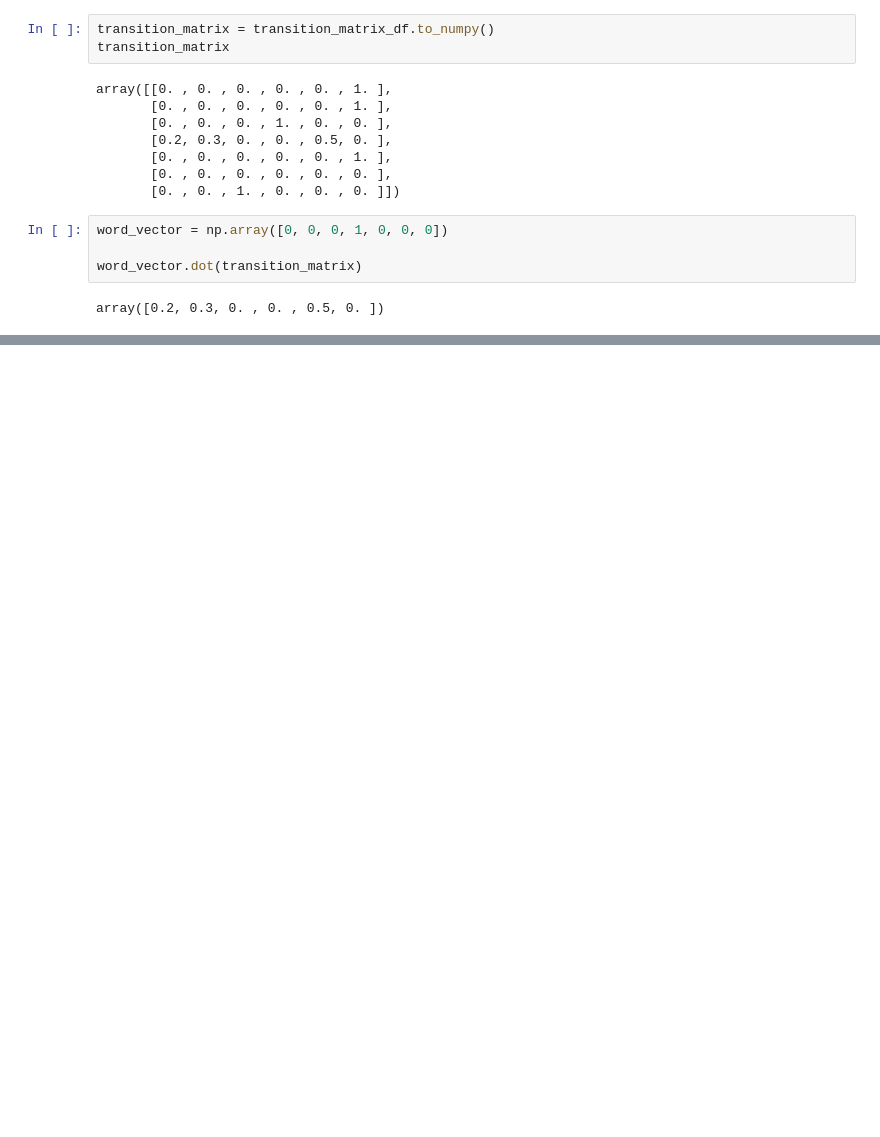
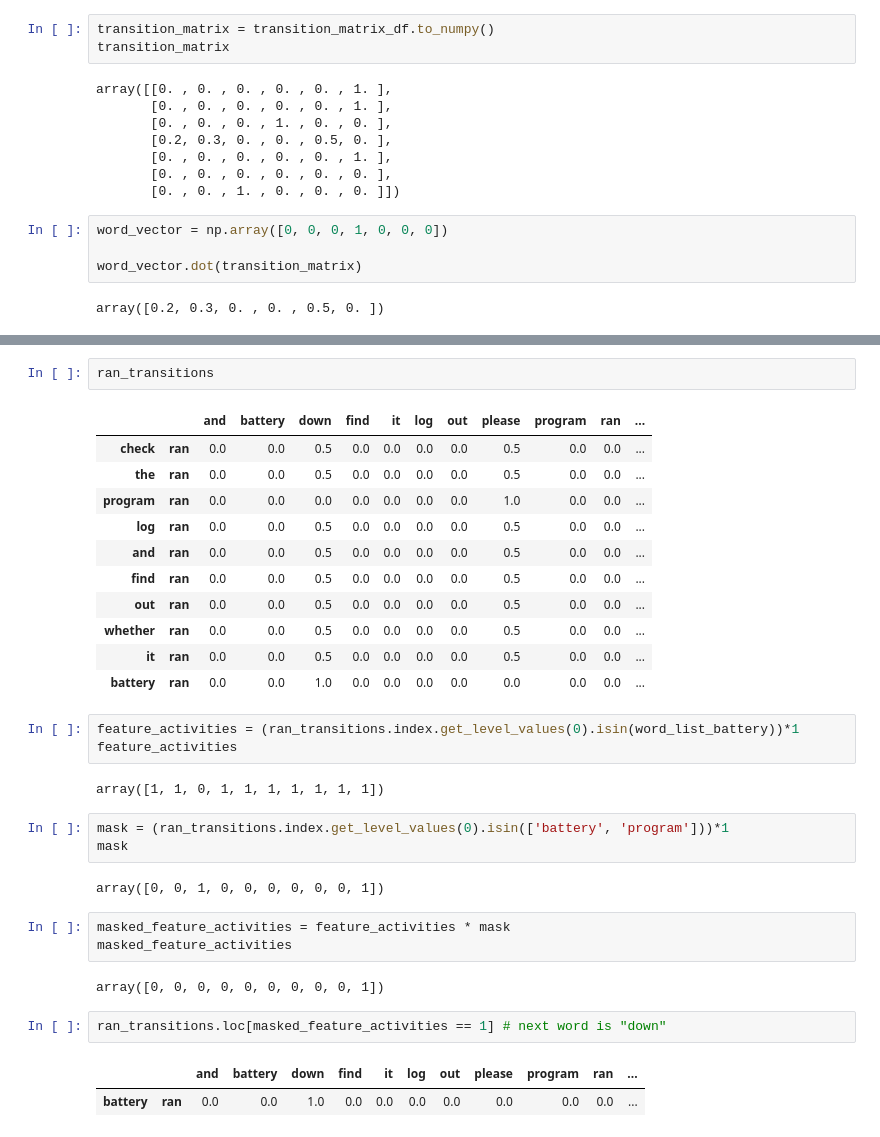
Before and after one commit to miadadrashid/transformers_from_scratch, a Jupyter notebook: 1-one_hot_encoding.ipynb, the cells around one changed output, grey strips where cells are left out. Drawn from its saved outputs; the diff is of its cells as text; blank space fills up the shorter version.

```diff
--- a/1-one_hot_encoding.ipynb
+++ b/1-one_hot_encoding.ipynb
@@ -241,0 +527,34 @@ A Markov chain illustrates a first order model for this.
+# %%
+ran_transitions
+# %% [output]
+|  |  | and | battery | down | find | it | log | out | please | program | ran | ... |
+| check | ran | 0.0 | 0.0 | 0.5 | 0.0 | 0.0 | 0.0 | 0.0 | 0.5 | 0.0 | 0.0 | ... |
+| the | ran | 0.0 | 0.0 | 0.5 | 0.0 | 0.0 | 0.0 | 0.0 | 0.5 | 0.0 | 0.0 | ... |
+| program | ran | 0.0 | 0.0 | 0.0 | 0.0 | 0.0 | 0.0 | 0.0 | 1.0 | 0.0 | 0.0 | ... |
+| log | ran | 0.0 | 0.0 | 0.5 | 0.0 | 0.0 | 0.0 | 0.0 | 0.5 | 0.0 | 0.0 | ... |
+| and | ran | 0.0 | 0.0 | 0.5 | 0.0 | 0.0 | 0.0 | 0.0 | 0.5 | 0.0 | 0.0 | ... |
+| find | ran | 0.0 | 0.0 | 0.5 | 0.0 | 0.0 | 0.0 | 0.0 | 0.5 | 0.0 | 0.0 | ... |
+| out | ran | 0.0 | 0.0 | 0.5 | 0.0 | 0.0 | 0.0 | 0.0 | 0.5 | 0.0 | 0.0 | ... |
+| whether | ran | 0.0 | 0.0 | 0.5 | 0.0 | 0.0 | 0.0 | 0.0 | 0.5 | 0.0 | 0.0 | ... |
+| it | ran | 0.0 | 0.0 | 0.5 | 0.0 | 0.0 | 0.0 | 0.0 | 0.5 | 0.0 | 0.0 | ... |
+| battery | ran | 0.0 | 0.0 | 1.0 | 0.0 | 0.0 | 0.0 | 0.0 | 0.0 | 0.0 | 0.0 | ... |
+# %%
+feature_activities = (ran_transitions.index.get_level_values(0).isin(word_list_battery))*1
+feature_activities
+# %% [output]
+array([1, 1, 0, 1, 1, 1, 1, 1, 1, 1])
+# %%
+mask = (ran_transitions.index.get_level_values(0).isin(['battery', 'program']))*1
+mask
+# %% [output]
+array([0, 0, 1, 0, 0, 0, 0, 0, 0, 1])
+# %%
+masked_feature_activities = feature_activities * mask
+masked_feature_activities
+# %% [output]
+array([0, 0, 0, 0, 0, 0, 0, 0, 0, 1])
+# %%
+ran_transitions.loc[masked_feature_activities == 1] # next word is "down"
+# %% [output]
+|  |  | and | battery | down | find | it | log | out | please | program | ran | ... |
+| battery | ran | 0.0 | 0.0 | 1.0 | 0.0 | 0.0 | 0.0 | 0.0 | 0.0 | 0.0 | 0.0 | ... |
```
Also changed, not shown: parts of 28 cells of this notebook.
